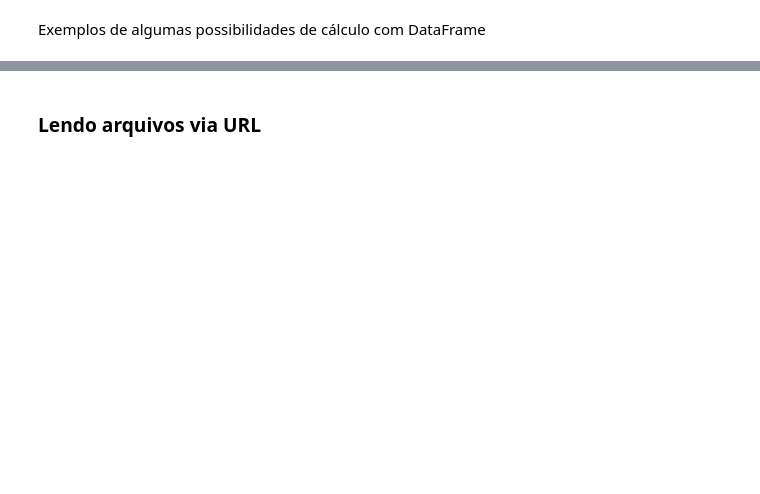
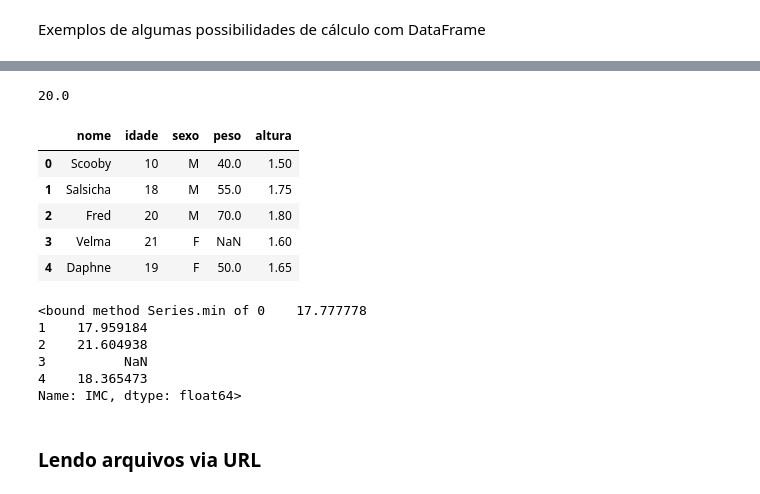
Before and after one commit to ecalasans/notebooksPython, a Jupyter notebook: Aula_4_-_Pacote_Pandas_Parte__I.ipynb, the cells around one changed output, grey strips where cells are left out. Saved outputs shown, nothing was run; the diff lists cells and outputs as text; code cells hidden in the pictures; blank space fills up the shorter version.

```diff
--- a/Aula_4_-_Pacote_Pandas_Parte__I.ipynb
+++ b/Aula_4_-_Pacote_Pandas_Parte__I.ipynb
@@ -786,7 +1295,12 @@ teste1['idade']>19
 # Exercício: Inclua uma coluna 'Sexo'no DataFrame teste1
 # Atribua o sexeo adequadamente para os personagens
 # ('M'- masculino, 'F' - Feminino')
+teste1['sexo'] = Series(['M', 'M', 'M', 'F', 'F'])
+teste1
 # Calcule a média de idade dos personagens femininos
+teste1.loc[teste1['sexo'] == 'F'].idade.mean()
+# %% [output]
+20.0
 # %%
 # Exercício: Inclua uma coluna 'Peso' no DataFrame teste1
 # Scooby - 40 kg
@@ -795,18 +1309,38 @@ teste1['idade']>19
 #
 # Velma = None
 # Daphne = 50 Kg
+teste1['peso'] = Series([40,55,70,None,50])
 # %%
 # Exercício: Inclua uma coluna 'Altura' no DataFrame teste1
 # Scooby - 1.5m
 # Salsicha - 1.75m
 # Fred  - 1.80m
 #
 # Velma = 1.60m
 # Daphne = 1.65m
+teste1['altura'] = Series([1.5,1.75,1.8,1.6,1.65])
+teste1
+# %% [output]
+|  | nome | idade | sexo | peso | altura |
+| 0 | Scooby | 10 | M | 40.0 | 1.50 |
+| 1 | Salsicha | 18 | M | 55.0 | 1.75 |
+| 2 | Fred | 20 | M | 70.0 | 1.80 |
+| 3 | Velma | 21 | F | NaN | 1.60 |
+| 4 | Daphne | 19 | F | 50.0 | 1.65 |
 # %%
 # Exercício: Inclua uma coluna 'IMC' no DataFrame teste1
 # Preencha essa coluna com o valor de Índice de Massa Corporea dos personagens
+teste1['IMC'] = Series(teste1.peso/np.power(teste1.altura, 2))
+teste1
 # Obtenha o personagem que tem a menor IMC
+teste1.IMC.min
+# %% [output]
+<bound method Series.min of 0    17.777778
+1    17.959184
+2    21.604938
+3          NaN
+4    18.365473
+Name: IMC, dtype: float64>
 # %% [markdown]
 ### Lendo arquivos via URL
 # %%
```
Also changed, not shown: parts of 84 cells of this notebook, 1 other file.
